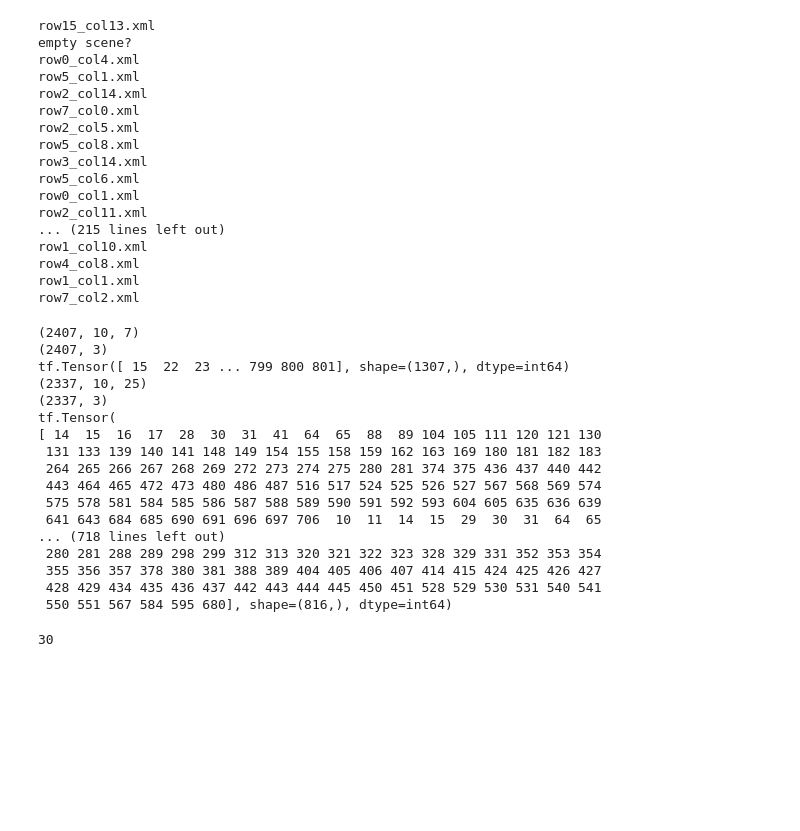
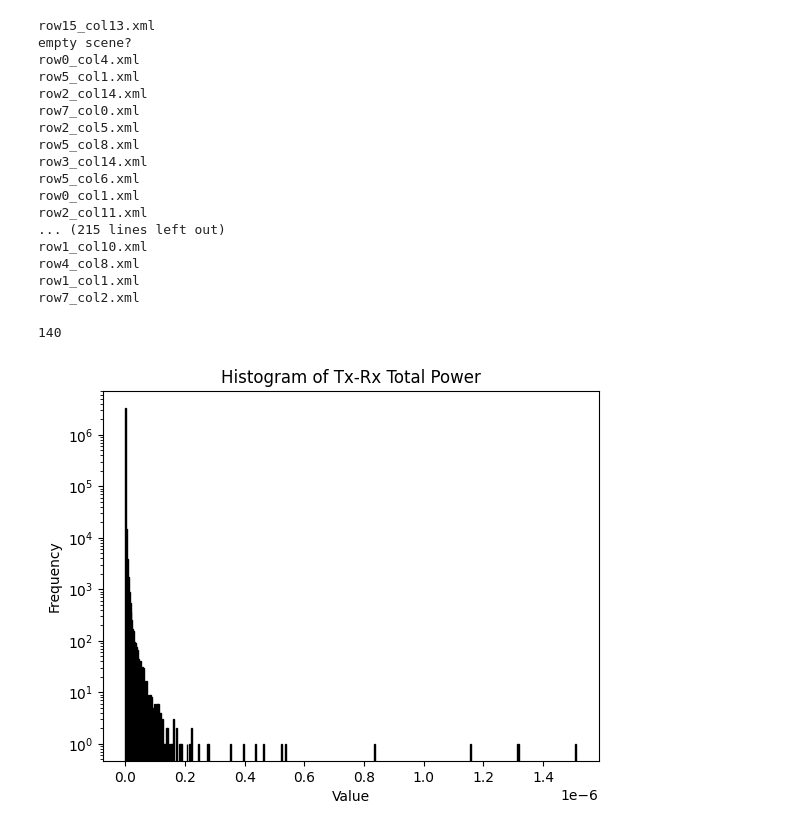
Before and after one commit to ray-prediction/dataset, a Jupyter notebook: tablemaker.ipynb, the cells around one changed output. Cells and saved outputs as stored; diff of their text form; code cells hidden in the pictures; blank space fills up the shorter version.

Commit message:
made some statistics about power distribution

```diff
--- a/tablemaker.ipynb
+++ b/tablemaker.ipynb
@@ -179,6 +179,8 @@ feature_description = {
 }
 
 def _parse_function(example_proto):
+    # print('called _parse')
+    # logging.info('called _parse')
     parsed = tf.io.parse_single_example(example_proto, feature_description)
 
     # Reshape based on metadata
@@ -189,13 +191,18 @@ def _parse_function(example_proto):
     real_channel_coeff = tf.reshape(parsed['real_channel_coeff'], [parsed['num_rx'][0], parsed['num_tx'][0], -1])
     imag_channel_coeff = tf.reshape(parsed['imag_channel_coeff'], [parsed['num_rx'][0], parsed['num_tx'][0], -1])
 
+    scene_adj = tf.RaggedTensor.from_row_lengths(parsed['scene_adj_flat'], parsed['scene_adj_lengths'])
+    tx_adj = tf.RaggedTensor.from_row_lengths(parsed['tx_adj_flat'], parsed['tx_adj_lengths'])
+    rx_adj = tf.RaggedTensor.from_row_lengths(parsed['rx_adj_flat'], parsed['rx_adj_lengths'])
+
+    scene_adj = tf.cast(scene_adj, tf.int32)
+    tx_adj = tf.cast(tx_adj, tf.int32)
+    rx_adj = tf.cast(rx_adj, tf.int32)
+
     return {
-        'scene_adj_flat': parsed['scene_adj_flat'],
-        'scene_adj_lengths': parsed['scene_adj_lengths'],
-        'tx_adj_flat': parsed['tx_adj_flat'],
-        'tx_adj_lengths': parsed['tx_adj_lengths'],
-        'rx_adj_flat': parsed['rx_adj_flat'],
-        'rx_adj_lengths': parsed['rx_adj_lengths'],
+        'scene_adj': scene_adj,
+        'tx_adj': tx_adj,
+        'rx_adj': rx_adj,
         'tx_loc': tx_loc,
         'rx_loc': rx_loc,
         'prim_vertices': prim_vertices,
@@ -204,32 +211,42 @@ def _parse_function(example_proto):
         'imag_channel_coeff': imag_channel_coeff,
     }
 
-dataset = tf.data.TFRecordDataset('validation.tfrecord').map(_parse_function)
+dataset = tf.data.TFRecordDataset('train.tfrecord').map(_parse_function)
 
 i = 0
+power = []
 for example in dataset:
     i+=1
-    print(example['real_channel_coeff'].shape)  # just an example
-    print(example['rx_loc'].shape)
-    print(example['tx_adj_flat'])
+    real = example['real_channel_coeff'].numpy()
+    imag = example['imag_channel_coeff'].numpy()
+    power.append(np.sum((real**2 + imag**2), axis=2))
+
+all_power = np.concatenate(power, axis=0).flatten()
+
+
 
 i
 # %% [output]
-(2407, 10, 7)
-(2407, 3)
-tf.Tensor([ 15  22  23 ... 799 800 801], shape=(1307,), dtype=int64)
-(2337, 10, 25)
-(2337, 3)
-tf.Tensor(
-[ 14  15  16  17  28  30  31  41  64  65  88  89 104 105 111 120 121 130
- 131 133 139 140 141 148 149 154 155 158 159 162 163 169 180 181 182 183
- 264 265 266 267 268 269 272 273 274 275 280 281 374 375 436 437 440 442
- 443 464 465 472 473 480 486 487 516 517 524 525 526 527 567 568 569 574
- 575 578 581 584 585 586 587 588 589 590 591 592 593 604 605 635 636 639
- 641 643 684 685 690 691 696 697 706  10  11  14  15  29  30  31  64  65
-... (718 lines left out)
- 280 281 288 289 298 299 312 313 320 321 322 323 328 329 331 352 353 354
- 355 356 357 378 380 381 388 389 404 405 406 407 414 415 424 425 426 427
- 428 429 434 435 436 437 442 443 444 445 450 451 528 529 530 531 540 541
- 550 551 567 584 595 680], shape=(816,), dtype=int64)
+140
-30
+# %%
+import numpy as np
+import matplotlib.pyplot as plt
+
+# log_all_power = np.log1p(all_power)
+# max = np.max(log_all_power)
+# min = np.min(log_all_power)
+
+max = np.max(all_power)
+min = np.min(all_power)
+# Create histogram
+plt.hist(all_power, bins=500, range=[min, max], edgecolor='black',  log=True)
+
+# Add labels and title
+plt.xlabel('Value')
+plt.ylabel('Frequency')
+plt.title('Histogram of Tx-Rx Total Power')
+
+# Show the plot
+plt.show()
+# %% [output]
+[figure, added]
```
Also changed, not shown: parts of 2 cells of this notebook, 1 other file.
